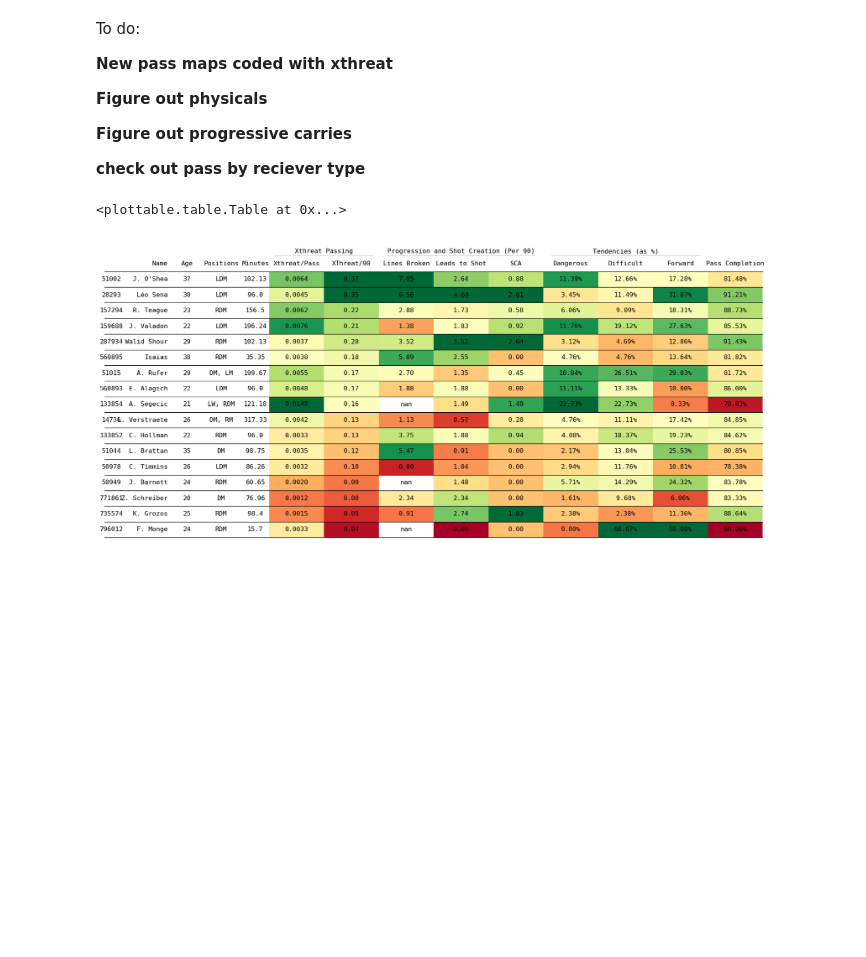
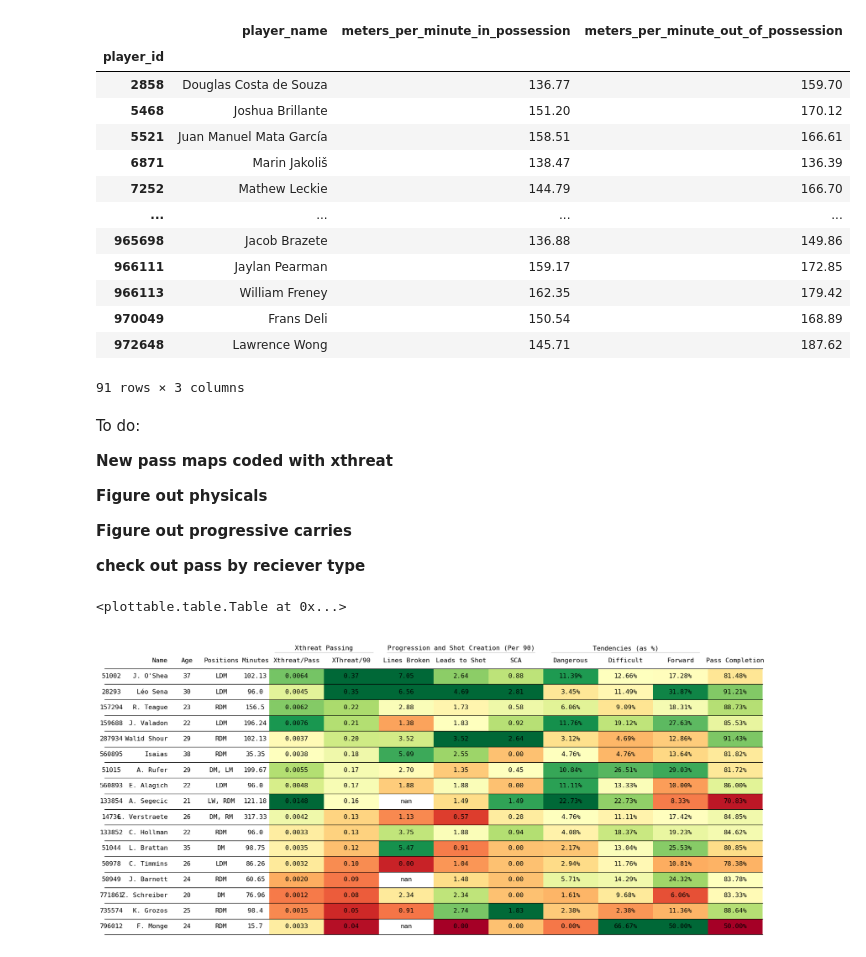
Before and after one commit to nkrackeler30/ASIProj, a Jupyter notebook: Data/ASIProj.ipynb, the cells around one changed output. Saved outputs shown, nothing was run; the diff lists cells and outputs as text; code cells hidden in the pictures; blank space fills up the shorter version.

```diff
--- a/Data/ASIProj.ipynb
+++ b/Data/ASIProj.ipynb
@@ -1206,7 +1199,23 @@ class StyleAggregator:
 # %%
 df = DataLoader(matchids).data_loader_multi_match()
 
-summary = ASIProjMetrics(df).xthreat_added_passing_aggregator()
+summary = CreativeMidfielderComparison(df).get_physicals_aggregator()
+summary
+# %% [output]
+|  | player_name | meters_per_minute_in_possession | meters_per_minute_out_of_possession |
+| player_id |  |  |  |
+| 2858 | Douglas Costa de Souza | 136.77 | 159.70 |
+| 5468 | Joshua Brillante | 151.20 | 170.12 |
+| 5521 | Juan Manuel Mata García | 158.51 | 166.61 |
+| 6871 | Marin Jakoliš | 138.47 | 136.39 |
+| 7252 | Mathew Leckie | 144.79 | 166.70 |
+| ... | ... | ... | ... |
+| 965698 | Jacob Brazete | 136.88 | 149.86 |
+| 966111 | Jaylan Pearman | 159.17 | 172.85 |
+| 966113 | William Freney | 162.35 | 179.42 |
+| 970049 | Frans Deli | 150.54 | 168.89 |
+| 972648 | Lawrence Wong | 145.71 | 187.62 |
+91 rows × 3 columns
 # %% [markdown]
 To do:
 
```
Also changed, not shown: parts of 2 cells of this notebook, 1 other file.
